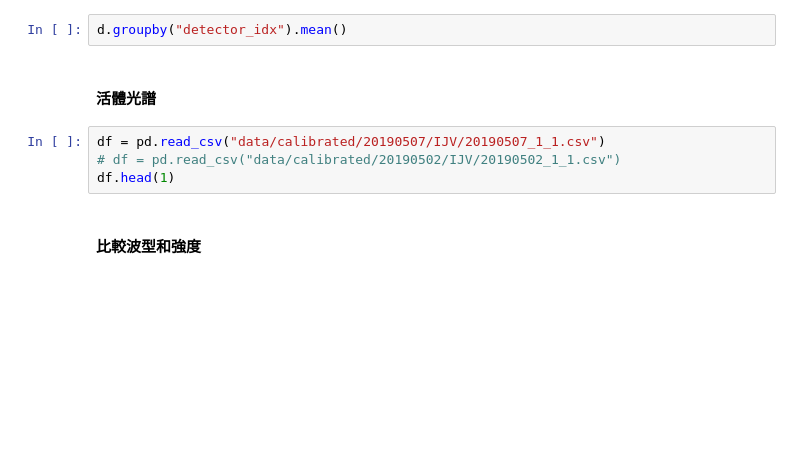
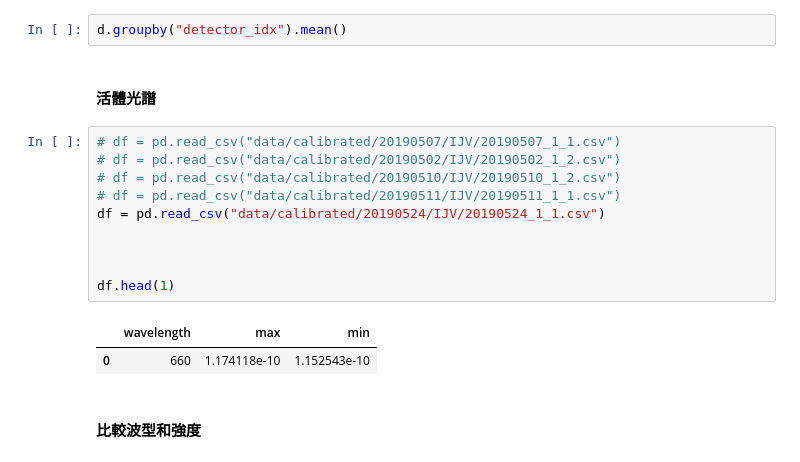
Before and after one commit to ToastCheng/ijv, a Jupyter notebook: n_fitting-Copy1.ipynb, the cells around one changed output. Saved outputs shown, nothing was run; the diff lists cells and outputs as text; blank space fills up the shorter version.

```diff
--- a/n_fitting-Copy1.ipynb
+++ b/n_fitting-Copy1.ipynb
@@ -145,9 +145,18 @@ d.groupby("detector_idx").mean()
 # %% [markdown]
 #### 活體光譜
 # %%
-df = pd.read_csv("data/calibrated/20190507/IJV/20190507_1_1.csv")
-# df = pd.read_csv("data/calibrated/20190502/IJV/20190502_1_1.csv")
+# df = pd.read_csv("data/calibrated/20190507/IJV/20190507_1_1.csv")
+# df = pd.read_csv("data/calibrated/20190502/IJV/20190502_1_2.csv")
+# df = pd.read_csv("data/calibrated/20190510/IJV/20190510_1_2.csv")
+# df = pd.read_csv("data/calibrated/20190511/IJV/20190511_1_1.csv")
+df = pd.read_csv("data/calibrated/20190524/IJV/20190524_1_1.csv")
+
+
+
 df.head(1)
+# %% [output]
+|  | wavelength | max | min |
+| 0 | 660 | 1.174118e-10 | 1.152543e-10 |
 # %% [markdown]
 #### 比較波型和強度
 # %% [markdown]
```
Also changed, not shown: parts of 2 cells of this notebook, 5 other files.
